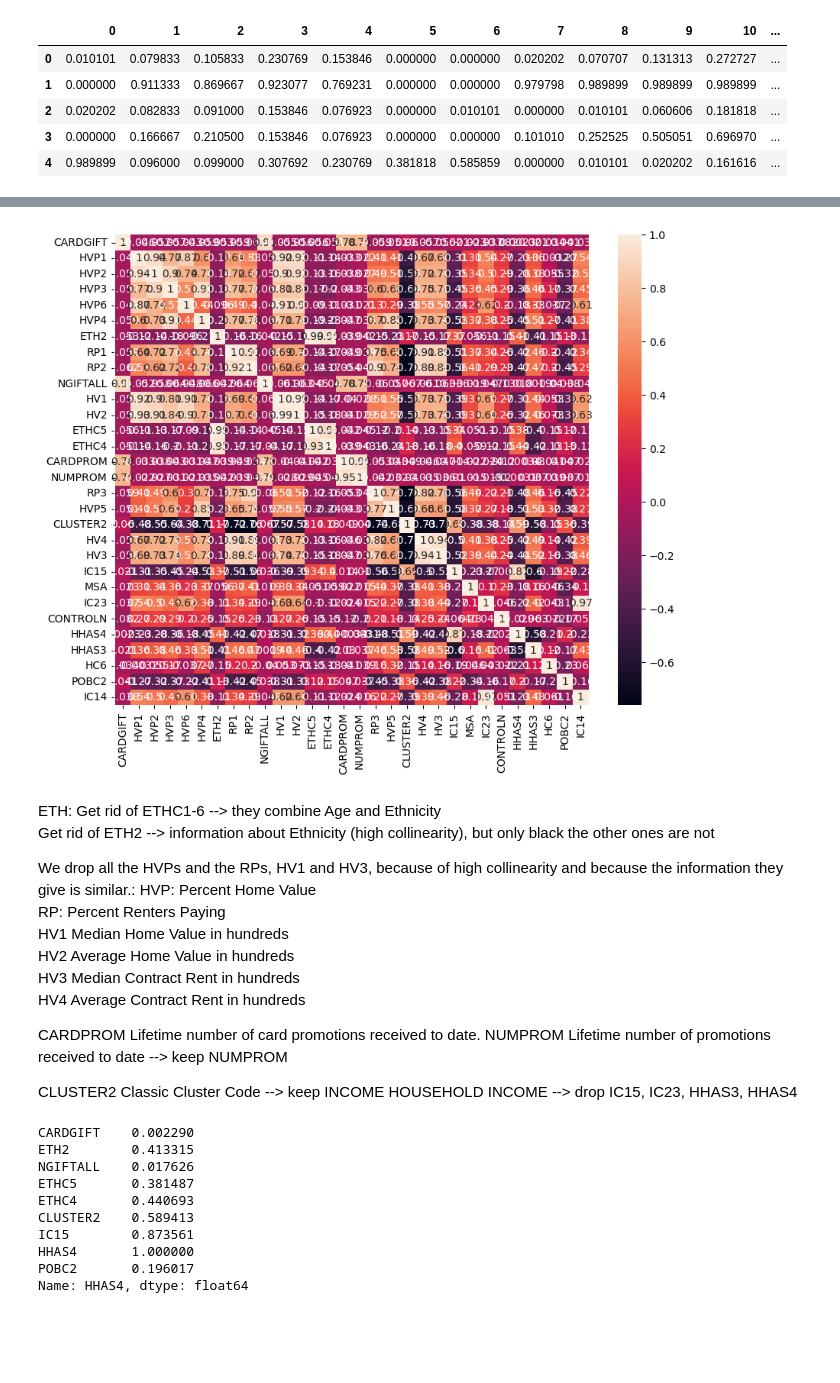
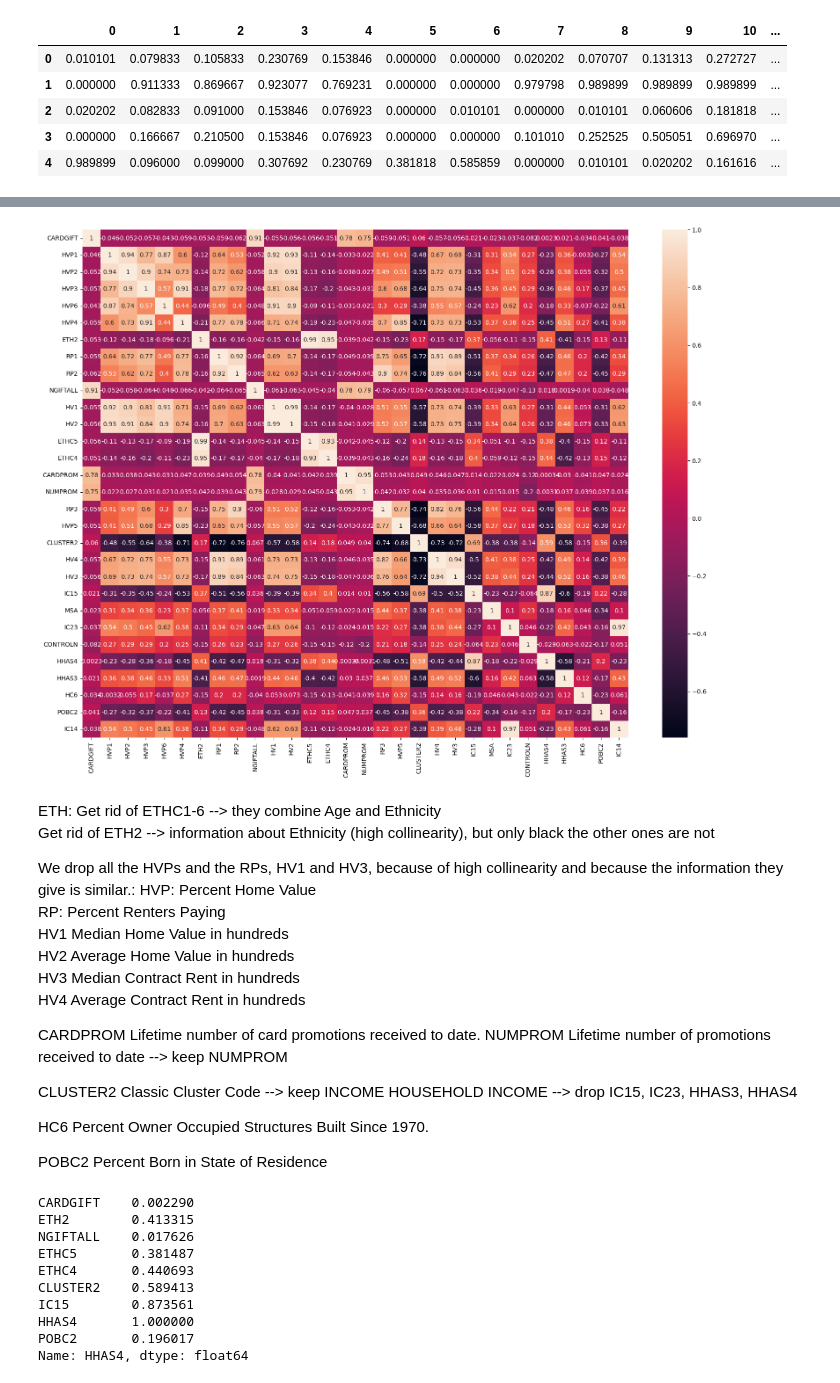
Before and after one commit to jochabo/7_04_lab-handling-data-imbalance-classification, a Jupyter notebook: 7_04_lab.ipynb, the cells around one changed output, grey strips where cells are left out. Saved outputs shown, nothing was run; the diff lists cells and outputs as text; code cells hidden in the pictures; blank space fills up the shorter version.

```diff
--- a/7_04_lab.ipynb
+++ b/7_04_lab.ipynb
@@ -365,11 +403,11 @@ numerical_Kbest = numerical[['CARDGIFT',
  'IC14']]
 # %%
 corr_matrix = numerical_Kbest.corr(method='pearson')
-fig, ax = plt.subplots(figsize=(10,8))
+fig, ax = plt.subplots(figsize=(20,15))
 ax = sns.heatmap(corr_matrix, annot=True)
 plt.show()
 # %% [output]
-[figure, old version]
+[figure, new version]
 # %% [markdown]
 
 ETH:
@@ -392,6 +430,10 @@ NUMPROM Lifetime number of promotions received to date
 CLUSTER2 Classic Cluster Code --> keep
 INCOME HOUSEHOLD INCOME --> drop
 IC15, IC23, HHAS3, HHAS4
+
+HC6 Percent Owner Occupied Structures Built Since 1970.
+
+POBC2 Percent Born in State of Residence
 # %%
 def getcollinearity(corr_matrix, column_to_check):
     collinearity = corr_matrix[(corr_matrix[column_to_check] >= 0)]
```
Also changed, not shown: parts of 75 cells of this notebook.
